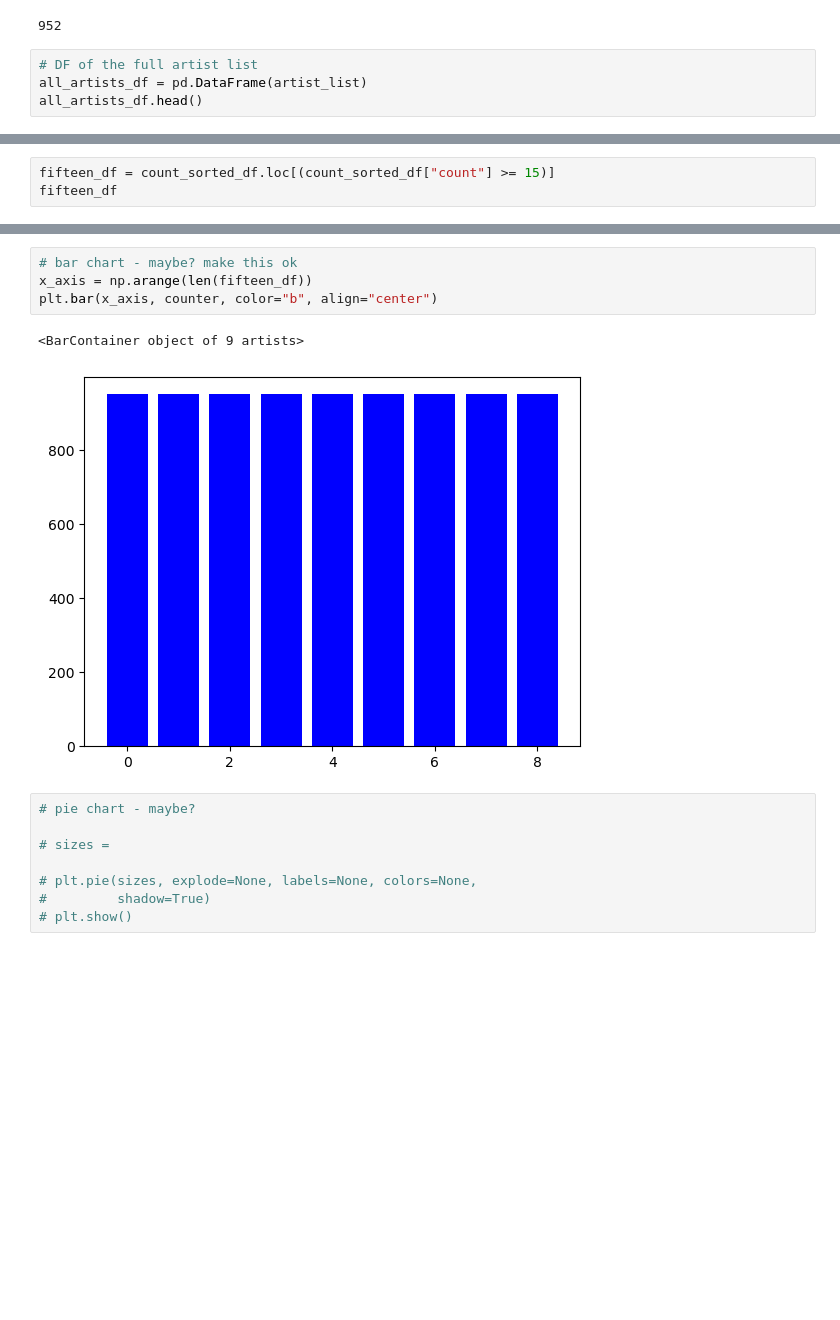
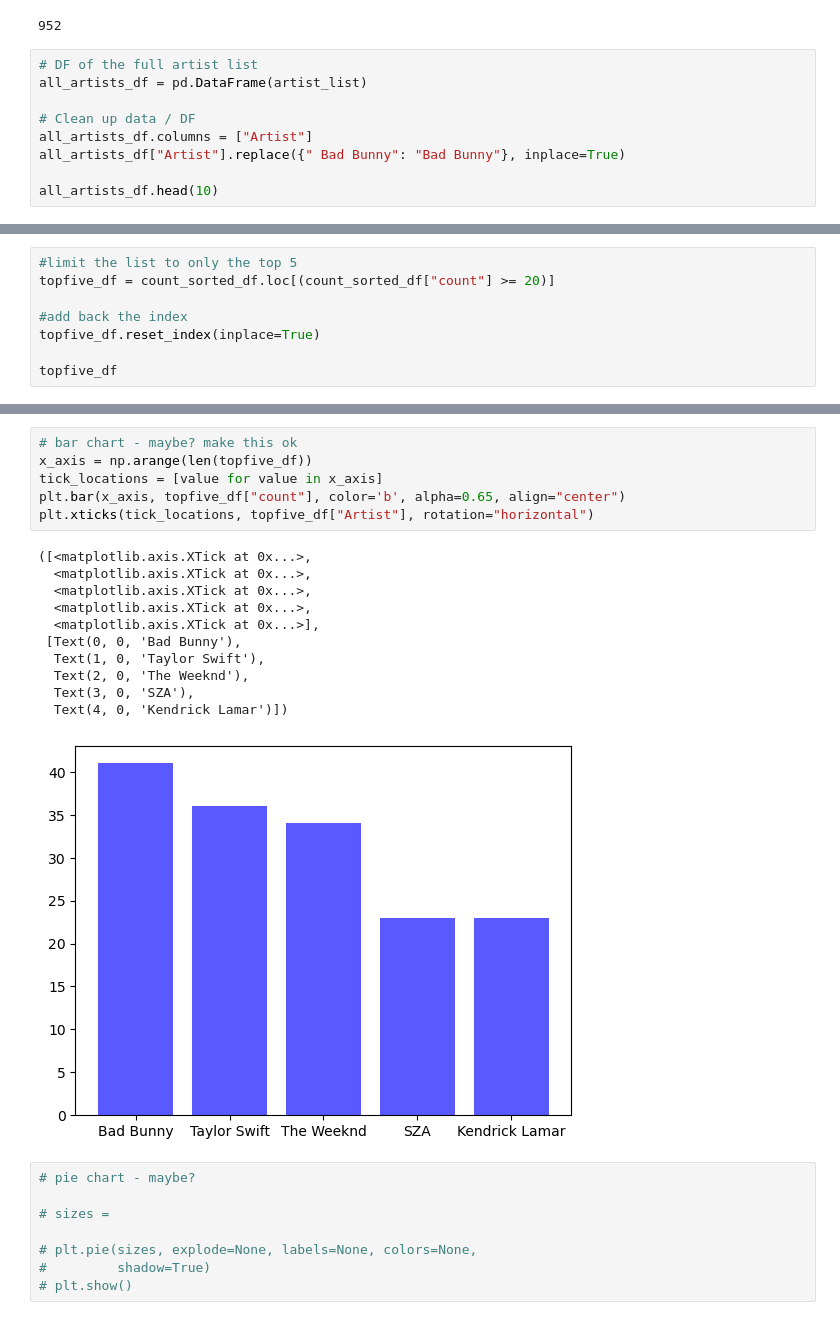
Before and after one commit to d6kramer/project-1-group-08, a Jupyter notebook: starter_notebook.ipynb, the cells around one changed output, grey strips where cells are left out. Cells and saved outputs as stored; diff of their text form; blank space fills up the shorter version.

Commit message:
data cleaned up and bar chart made

```diff
--- a/starter_notebook.ipynb
+++ b/starter_notebook.ipynb
@@ -94,5 +94,10 @@ counter
 # %%
 # DF of the full artist list
 all_artists_df = pd.DataFrame(artist_list)
-all_artists_df.head()
+
+# Clean up data / DF
+all_artists_df.columns = ["Artist"]
+all_artists_df["Artist"].replace({" Bad Bunny": "Bad Bunny"}, inplace=True)
+
+all_artists_df.head(10)
 # %% [output]
@@ -142,4 +139,9 @@ count_sorted_df.head(10)
 # %%
-fifteen_df = count_sorted_df.loc[(count_sorted_df["count"] >= 15)]
-fifteen_df
+#limit the list to only the top 5
+topfive_df = count_sorted_df.loc[(count_sorted_df["count"] >= 20)]
+
+#add back the index
+topfive_df.reset_index(inplace=True)
+
+topfive_df
 # %% [output]
@@ -157,10 +154,21 @@ fifteen_df
 # %%
 # bar chart - maybe? make this ok
-x_axis = np.arange(len(fifteen_df))
-plt.bar(x_axis, counter, color="b", align="center")
+x_axis = np.arange(len(topfive_df))
+tick_locations = [value for value in x_axis]
+plt.bar(x_axis, topfive_df["count"], color='b', alpha=0.65, align="center")
+plt.xticks(tick_locations, topfive_df["Artist"], rotation="horizontal")
 # %% [output]
-<BarContainer object of 9 artists>
+([<matplotlib.axis.XTick at 0x...>,
+  <matplotlib.axis.XTick at 0x...>,
+  <matplotlib.axis.XTick at 0x...>,
+  <matplotlib.axis.XTick at 0x...>,
+  <matplotlib.axis.XTick at 0x...>],
+ [Text(0, 0, 'Bad Bunny'),
+  Text(1, 0, 'Taylor Swift'),
+  Text(2, 0, 'The Weeknd'),
+  Text(3, 0, 'SZA'),
+  Text(4, 0, 'Kendrick Lamar')])
-[figure, old version]
+[figure, new version]
 # %%
 # pie chart - maybe?
 
```
Also changed, not shown: parts of 5 cells of this notebook.
